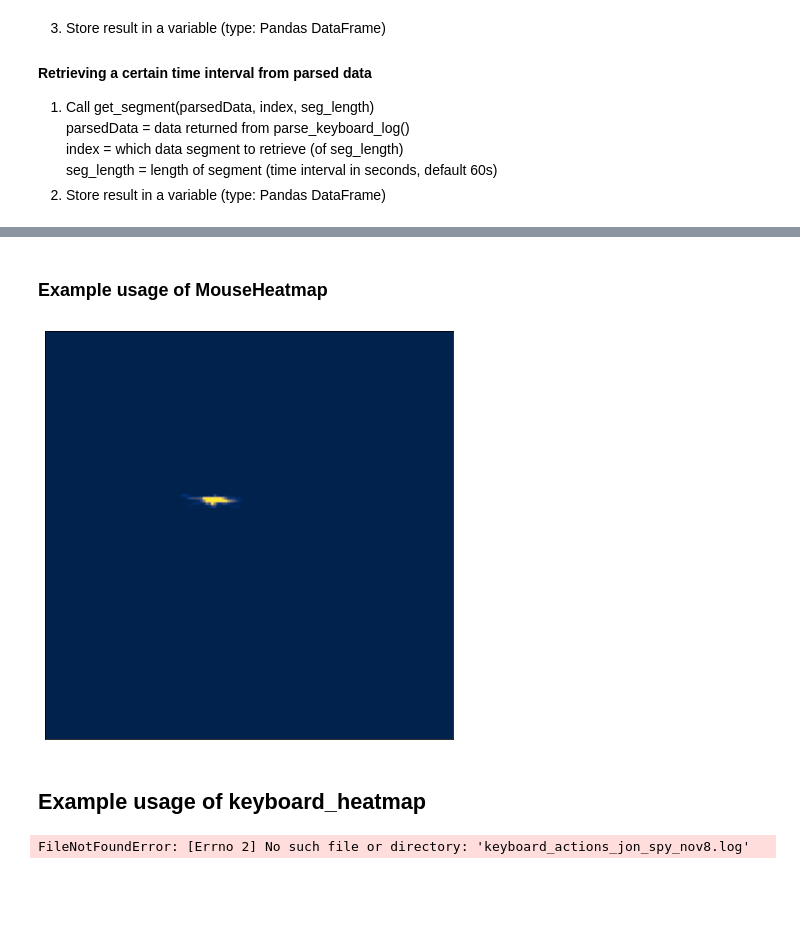
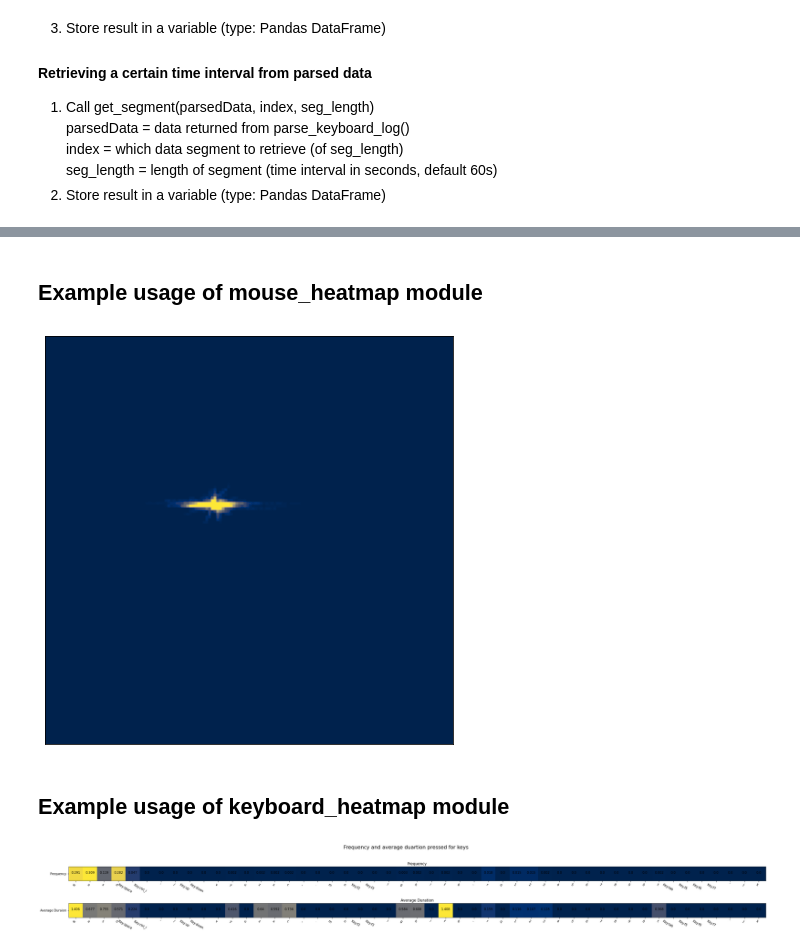
Before and after one commit to HengjunLuo/capstone-landis, a Jupyter notebook: log_parsing_examples.ipynb, the cells around one changed output, grey strips where cells are left out. Drawn from its saved outputs; the diff is of its cells as text; code cells hidden in the pictures; blank space fills up the shorter version.

Commit message:
Move keyboard feature extraction to log_parser.py

```diff
--- a/log_parsing_examples.ipynb
+++ b/log_parsing_examples.ipynb
@@ -80,53 +83,40 @@ print(mouse_data_segment)
 # %% [markdown]
-### Example usage of MouseHeatmap
+## Example usage of mouse_heatmap module
 # %%
 # Import log parser and mouse heatmap modules
 import log_parser
 import mouse_heatmap
 
 # Generate the dataframe from log file
 mouse_data = log_parser.parse_mouse_log("mouse_actions.log")
 
 # Retrieve the 4th minute from the dataframe
-# MouseHeatmap module has a function for this
 mouse_data_segment = log_parser.get_segment(mouse_data, 4, seg_length=60)
 
 # Use that segment to create the heatmap object
 heatmap = mouse_heatmap.MouseHeatmap(mouse_data_segment)
 
 # Show the segment as a 150x150 heatmap
-heatmap.show_heatmap((150, 150))
+heatmap.show_heatmap(res=(150, 150))
 # %% [output]
-[figure, old version]
+[figure, new version]
 # %% [markdown]
-## Example usage of keyboard_heatmap
+## Example usage of keyboard_heatmap module
 # %%
-# Import keyboard_heatmap module
+# Import log parser and mouse heatmap modules
+import log_parser
 import keyboard_heatmap
-import log_parser
-import numpy as np
-import pandas as pd
 
-# Getting the data from  parsed input keyboard log file
-keyboard_data_Jon = log_parser.parse_keyboard_log("keyboard_actions_jon_spy_nov8.log")
-keyboard_data_segment_Jon = log_parser.get_segment(keyboard_data_Jon, index=1, seg_length=500)
-heatmap_Jon = keyboard_heatmap.keyboardHeatmap(keyboard_data_segment_Jon)
+# Generate the dataframe from log file
+keyboard_data = log_parser.parse_keyboard_log("keyboard_actions.log")
 
-keyboard_data_Zirui = log_parser.parse_keyboard_log("Zirui_Keyboard.log")
-keyboard_data_segment_Zirui = log_parser.get_segment(keyboard_data_Zirui, index=1, seg_length=500)
-heatmap_Zirui = keyboard_heatmap.keyboardHeatmap(keyboard_data_segment_Zirui)
-# Need to calculate max vlaue for color bar before showing heatmap
-heatmaps = []
-heatmaps.append(heatmap_Jon)
-heatmaps.append(heatmap_Zirui)
-for item in heatmaps:
-    maxF = float(np.max(item.keyboard_df.freq))
-    maxD = float(np.max(item.keyboard_df.avg_duration))
-    if maxF > keyboard_heatmap.keyboardHeatmap.maxFreq:
-        keyboard_heatmap.keyboardHeatmap.maxFreq = maxF
-    if maxD > keyboard_heatmap.keyboardHeatmap.maxDura:
-        keyboard_heatmap.keyboardHeatmap.maxDura = maxD
-keyboard_heatmap.keyboardHeatmap.show_heatmap(heatmap_Jon)
-keyboard_heatmap.keyboardHeatmap.show_heatmap(heatmap_Zirui)
+# Retrieve the first 10 minutes from the dataframe
+keyboard_data_segment = log_parser.get_segment(keyboard_data, 1, seg_length=600)
+
+# Use that segment to create the heatmap object
+heatmap = keyboard_heatmap.KeyboardHeatmap(keyboard_data_segment)
+
+# Show the segment as a 150x150 heatmap
+heatmap.show_heatmap()
 # %% [output]
-FileNotFoundError: [Errno 2] No such file or directory: 'keyboard_actions_jon_spy_nov8.log'
+[figure, added]
```
Also changed, not shown: parts of 2 cells of this notebook, 2 other files.
